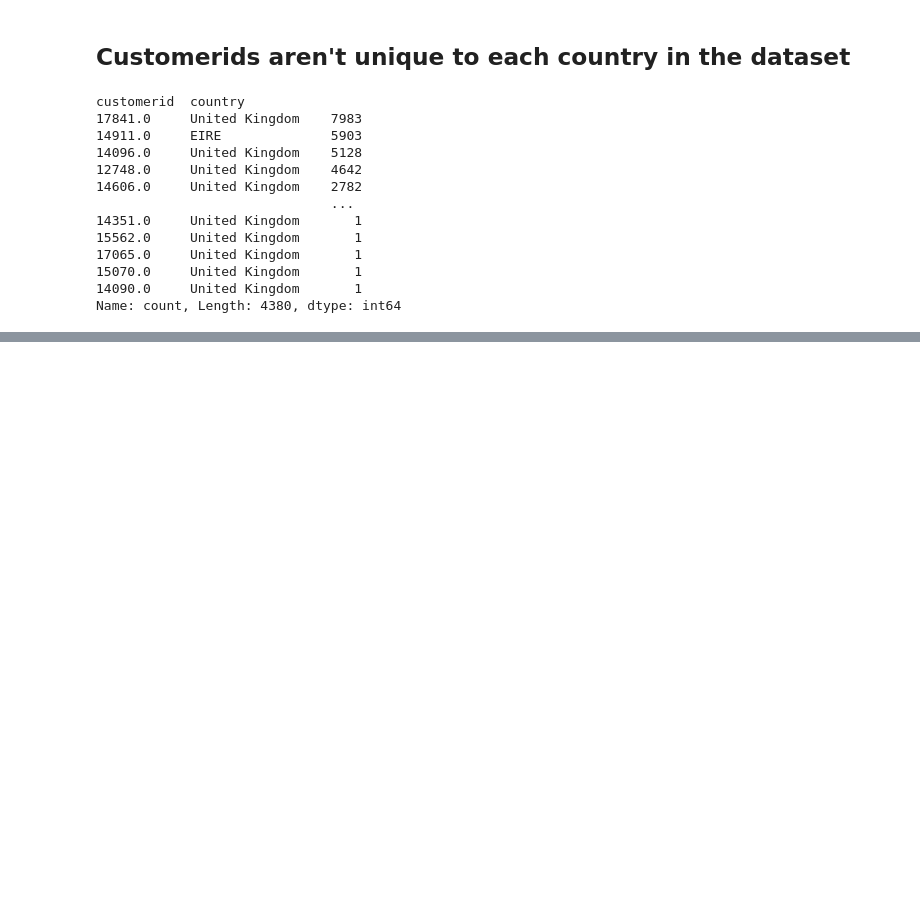
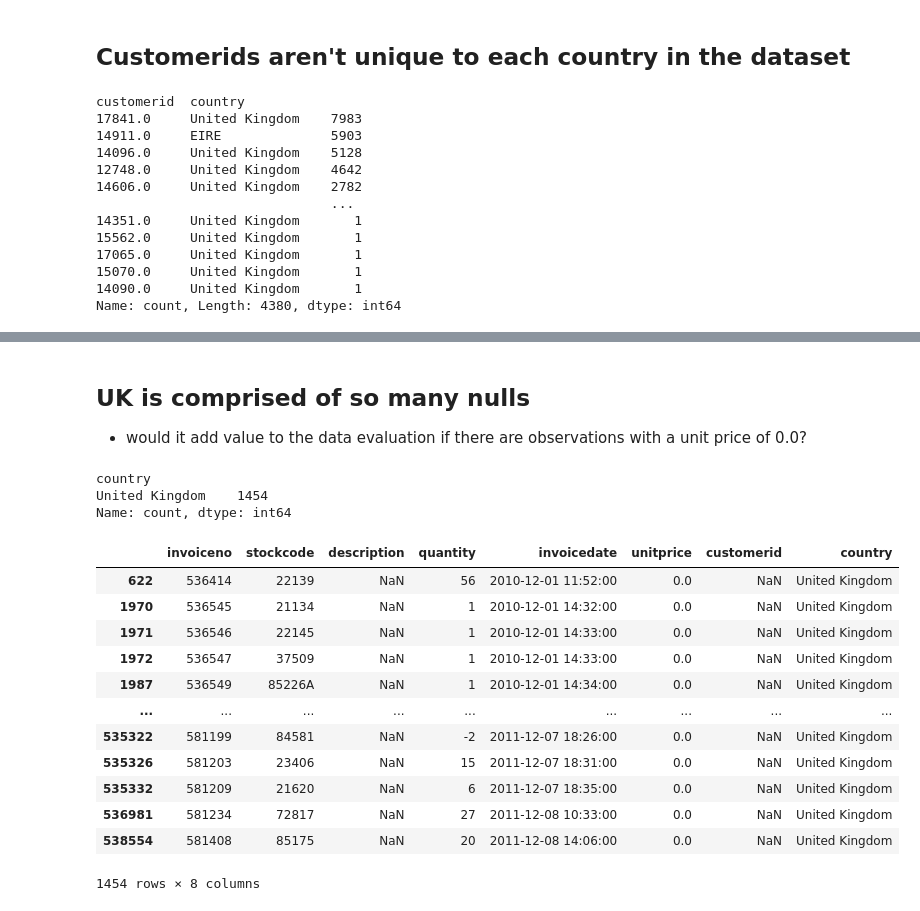
Before and after one commit to Marc-Aradillas/customer-segmentation-project, a Jupyter notebook: prep.ipynb, the cells around one changed output, grey strips where cells are left out. Saved outputs shown, nothing was run; the diff lists cells and outputs as text; code cells hidden in the pictures; blank space fills up the shorter version.

```diff
--- a/prep.ipynb
+++ b/prep.ipynb
@@ -111,0 +258,24 @@ TypeError: Horizontal orientation requires numeric `x` variable.
+# %% [markdown]
+## UK is comprised of so many nulls
+- would it add value to the data evaluation if there are observations with a unit price of 0.0?
+# %%
+zero_unitprice_rows = rows_with_nulls.loc[rows_with_nulls['description'].isnull() & (rows_with_nulls['unitprice'] == 0.0)]
+print(zero_unitprice_rows.country.value_counts())
+zero_unitprice_rows
+# %% [output]
+country
+United Kingdom    1454
+Name: count, dtype: int64
+|  | invoiceno | stockcode | description | quantity | invoicedate | unitprice | customerid | country |
+| 622 | 536414 | 22139 | NaN | 56 | 2010-12-01 11:52:00 | 0.0 | NaN | United Kingdom |
+| 1970 | 536545 | 21134 | NaN | 1 | 2010-12-01 14:32:00 | 0.0 | NaN | United Kingdom |
+| 1971 | 536546 | 22145 | NaN | 1 | 2010-12-01 14:33:00 | 0.0 | NaN | United Kingdom |
+| 1972 | 536547 | 37509 | NaN | 1 | 2010-12-01 14:33:00 | 0.0 | NaN | United Kingdom |
+| 1987 | 536549 | 85226A | NaN | 1 | 2010-12-01 14:34:00 | 0.0 | NaN | United Kingdom |
+| ... | ... | ... | ... | ... | ... | ... | ... | ... |
+| 535322 | 581199 | 84581 | NaN | -2 | 2011-12-07 18:26:00 | 0.0 | NaN | United Kingdom |
+| 535326 | 581203 | 23406 | NaN | 15 | 2011-12-07 18:31:00 | 0.0 | NaN | United Kingdom |
+| 535332 | 581209 | 21620 | NaN | 6 | 2011-12-07 18:35:00 | 0.0 | NaN | United Kingdom |
+| 536981 | 581234 | 72817 | NaN | 27 | 2011-12-08 10:33:00 | 0.0 | NaN | United Kingdom |
+| 538554 | 581408 | 85175 | NaN | 20 | 2011-12-08 14:06:00 | 0.0 | NaN | United Kingdom |
+1454 rows × 8 columns
```
Also changed, not shown: parts of 26 cells of this notebook, 1 other file.
